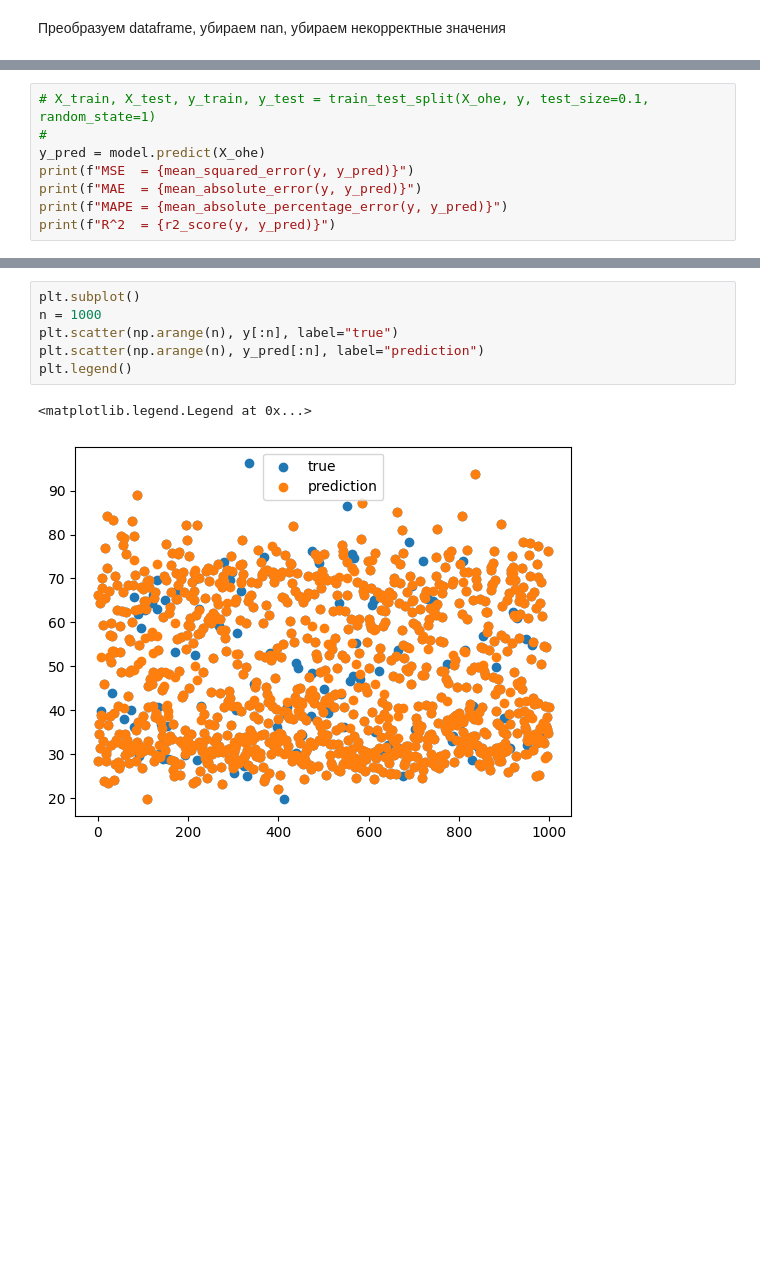
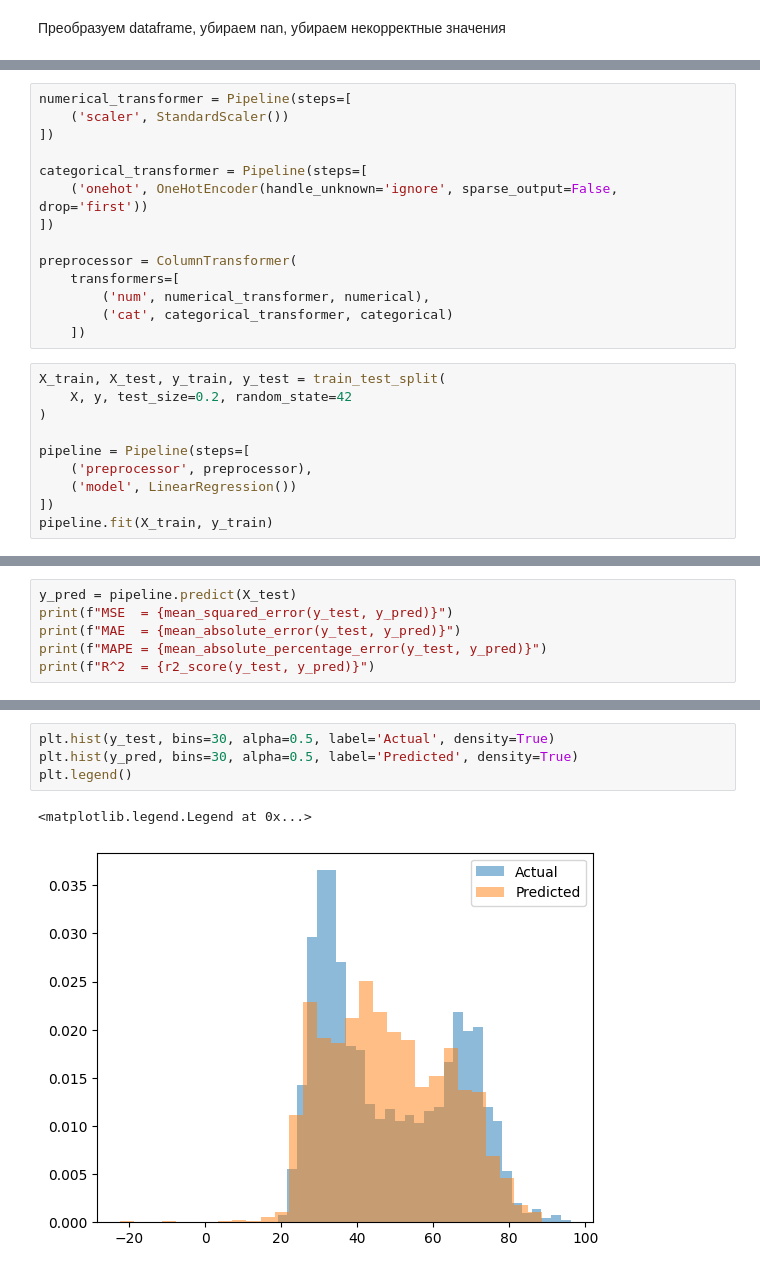
Before and after one commit to zggff/mai_ml, a Jupyter notebook: lab1.ipynb, the cells around one changed output, grey strips where cells are left out. Saved outputs shown, nothing was run; the diff lists cells and outputs as text; blank space fills up the shorter version.

Commit message:
switch to pipeline

```diff
--- a/lab1.ipynb
+++ b/lab1.ipynb
@@ -159,0 +61,24 @@ scores
+# %%
+numerical_transformer = Pipeline(steps=[
+    ('scaler', StandardScaler())
+])
+
+categorical_transformer = Pipeline(steps=[
+    ('onehot', OneHotEncoder(handle_unknown='ignore', sparse_output=False, drop='first'))
+])
+
+preprocessor = ColumnTransformer(
+    transformers=[
+        ('num', numerical_transformer, numerical),
+        ('cat', categorical_transformer, categorical)
+    ])
+# %%
+X_train, X_test, y_train, y_test = train_test_split(
+    X, y, test_size=0.2, random_state=42
+)
+
+pipeline = Pipeline(steps=[
+    ('preprocessor', preprocessor),
+    ('model', LinearRegression())
+])
+pipeline.fit(X_train, y_train)
@@ -160,9 +106,7 @@ scores
 # %%
-# X_train, X_test, y_train, y_test = train_test_split(X_ohe, y, test_size=0.1, random_state=1)
-#
-y_pred = model.predict(X_ohe)
-print(f"MSE  = {mean_squared_error(y, y_pred)}")
-print(f"MAE  = {mean_absolute_error(y, y_pred)}")
-print(f"MAPE = {mean_absolute_percentage_error(y, y_pred)}")
-print(f"R^2  = {r2_score(y, y_pred)}")
+y_pred = pipeline.predict(X_test)
+print(f"MSE  = {mean_squared_error(y_test, y_pred)}")
+print(f"MAE  = {mean_absolute_error(y_test, y_pred)}")
+print(f"MAPE = {mean_absolute_percentage_error(y_test, y_pred)}")
+print(f"R^2  = {r2_score(y_test, y_pred)}")
 # %% [output]
@@ -173,12 +117,10 @@ R^2  = 0.9724487191795088
-# %%
-plt.subplot()
-n = 1000
-plt.scatter(np.arange(n), y[:n], label="true")
-plt.scatter(np.arange(n), y_pred[:n], label="prediction")
-plt.legend()
-# %% [output]
-<matplotlib.legend.Legend at 0x...>
-[figure, removed]
+# %%
+plt.hist(y_test, bins=30, alpha=0.5, label='Actual', density=True)
+plt.hist(y_pred, bins=30, alpha=0.5, label='Predicted', density=True)
+plt.legend()
+# %% [output]
+<matplotlib.legend.Legend at 0x...>
+[figure, added]
 # %%
 path = "./out.csv"
 X_valid = pd.read_csv("./data/test.csv")
```
Also changed, not shown: parts of 10 cells of this notebook, 1 other file.
